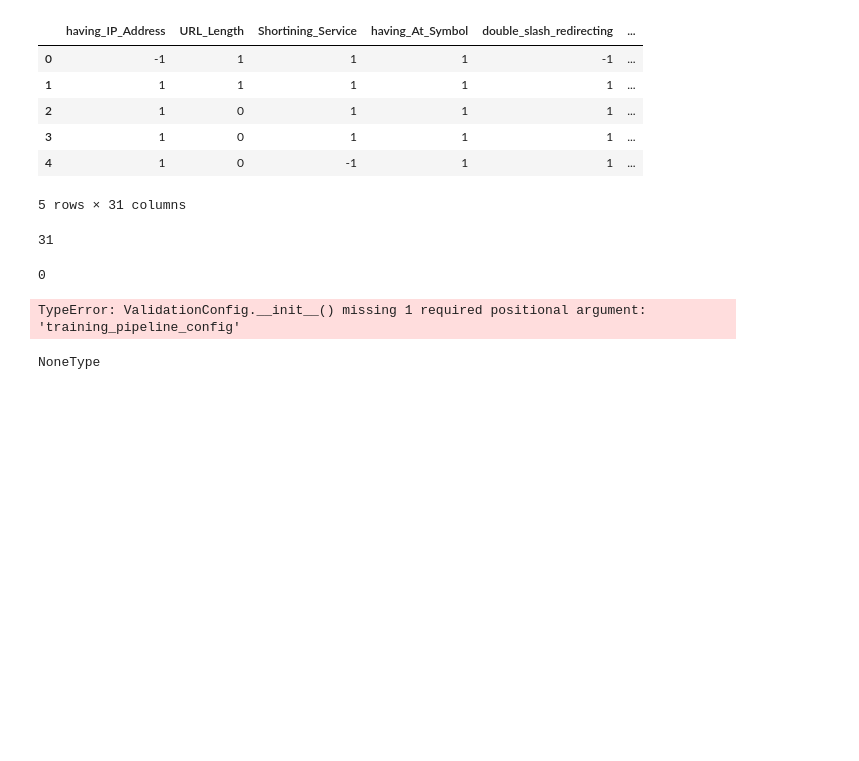
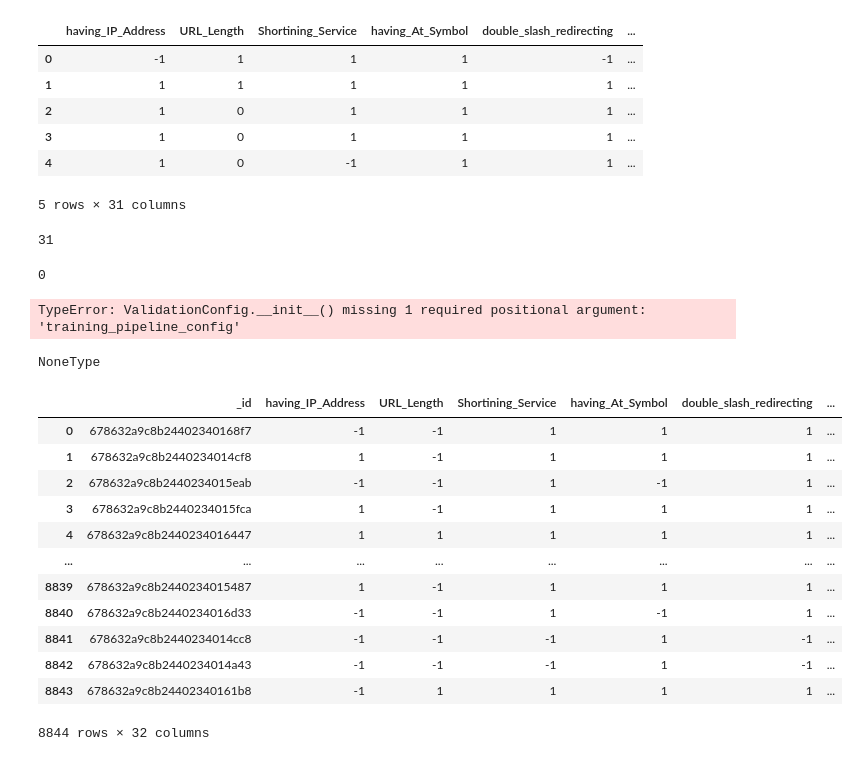
Before and after one commit to Abhay123-hub/network_security, a Jupyter notebook: test.ipynb, the cells around one changed output. Drawn from its saved outputs; the diff is of its cells as text; code cells hidden in the pictures; blank space fills up the shorter version.

```diff
--- a/test.ipynb
+++ b/test.ipynb
@@ -155,0 +160,20 @@ NoneType
+# %%
+import pandas as pd
+train = pd.read_csv(r"artifacts\01_16_2025_11_35_55\data_ingestion\ingested\train.csv")
+test = pd.read_csv(r"artifacts\01_16_2025_11_35_55\data_ingestion\ingested\test.csv")
+# %%
+train
+# %% [output]
+|  | _id | having_IP_Address | URL_Length | Shortining_Service | having_At_Symbol | double_slash_redirecting | ... |
+| 0 | 678632a9c8b24402340168f7 | -1 | -1 | 1 | 1 | 1 | ... |
+| 1 | 678632a9c8b2440234014cf8 | 1 | -1 | 1 | 1 | 1 | ... |
+| 2 | 678632a9c8b2440234015eab | -1 | -1 | 1 | -1 | 1 | ... |
+| 3 | 678632a9c8b2440234015fca | 1 | -1 | 1 | 1 | 1 | ... |
+| 4 | 678632a9c8b2440234016447 | 1 | 1 | 1 | 1 | 1 | ... |
+| ... | ... | ... | ... | ... | ... | ... | ... |
+| 8839 | 678632a9c8b2440234015487 | 1 | -1 | 1 | 1 | 1 | ... |
+| 8840 | 678632a9c8b2440234016d33 | -1 | -1 | 1 | -1 | 1 | ... |
+| 8841 | 678632a9c8b2440234014cc8 | -1 | -1 | -1 | 1 | -1 | ... |
+| 8842 | 678632a9c8b2440234014a43 | -1 | -1 | -1 | 1 | -1 | ... |
+| 8843 | 678632a9c8b24402340161b8 | -1 | 1 | 1 | 1 | 1 | ... |
+8844 rows × 32 columns
```
Also changed, not shown: parts of 6 cells of this notebook, 34 other files.
